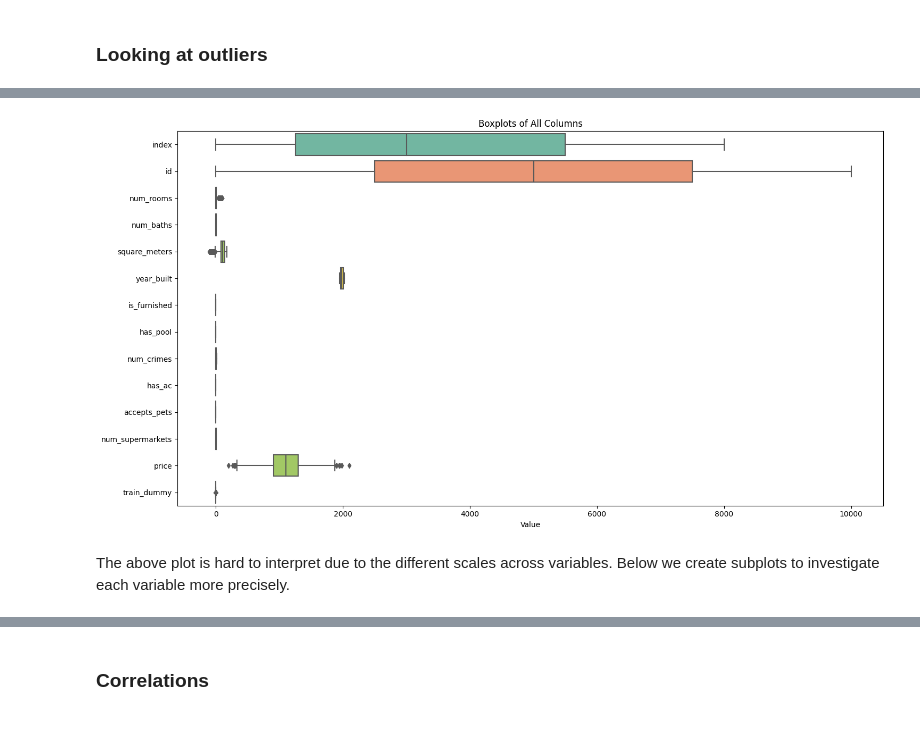
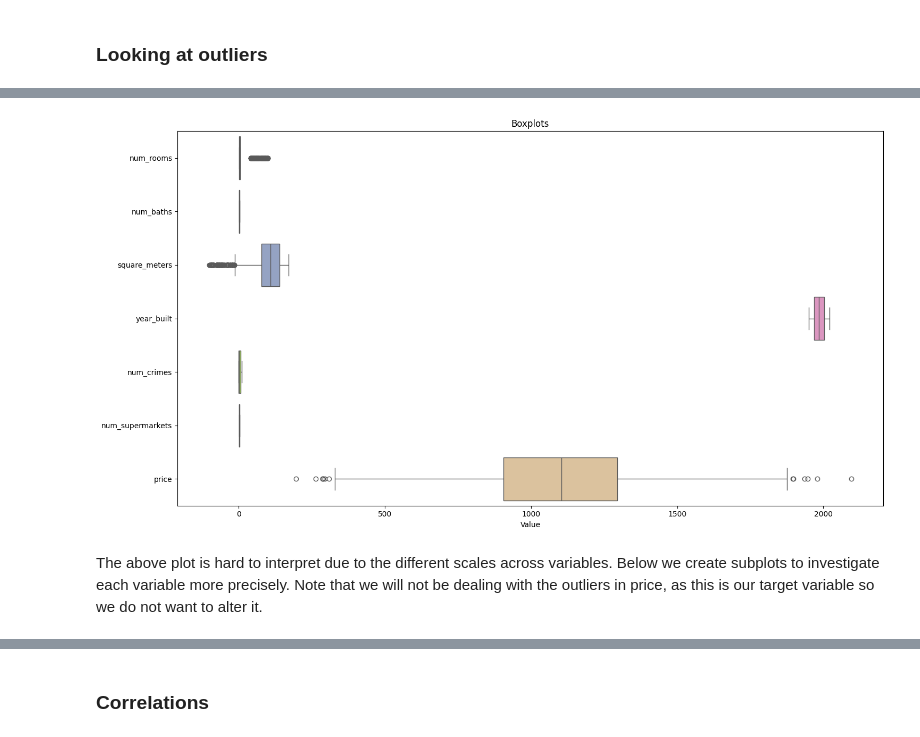
Before and after one commit to ollie-gats/ML_house_price_prediction_project, a Jupyter notebook: house_price_project_les_corts.ipynb, the cells around one changed output, grey strips where cells are left out. Cells and saved outputs as stored; diff of their text form; code cells hidden in the pictures.

```diff
--- a/house_price_project_les_corts.ipynb
+++ b/house_price_project_les_corts.ipynb
@@ -142,16 +169,16 @@ dtype: float64
 # %%
-# Look at outlier distribution for all variables
+# Look at outlier distribution for non-binary variables
 plt.figure(figsize=(15, 8))
 
-sns.boxplot(data=df, orient="h", palette="Set2")
-plt.title("Boxplots of All Columns")
+sns.boxplot(data=df[['num_rooms', 'num_baths', 'square_meters', 'year_built', 'num_crimes', 'num_supermarkets', 'price',]], orient="h", palette="Set2")
+plt.title("Boxplots")
 plt.xlabel("Value")
 
 plt.tight_layout()
 
 # Show the plot
 plt.show()
 # %% [output]
-[figure, old version]
+[figure, new version]
 # %% [markdown]
-The above plot is hard to interpret due to the different scales across variables. Below we create subplots to investigate each variable more precisely.
+The above plot is hard to interpret due to the different scales across variables. Below we create subplots to investigate each variable more precisely. Note that we will not be dealing with the outliers in price, as this is our target variable so we do not want to alter it.
```
Also changed, not shown: parts of 41 cells of this notebook.
